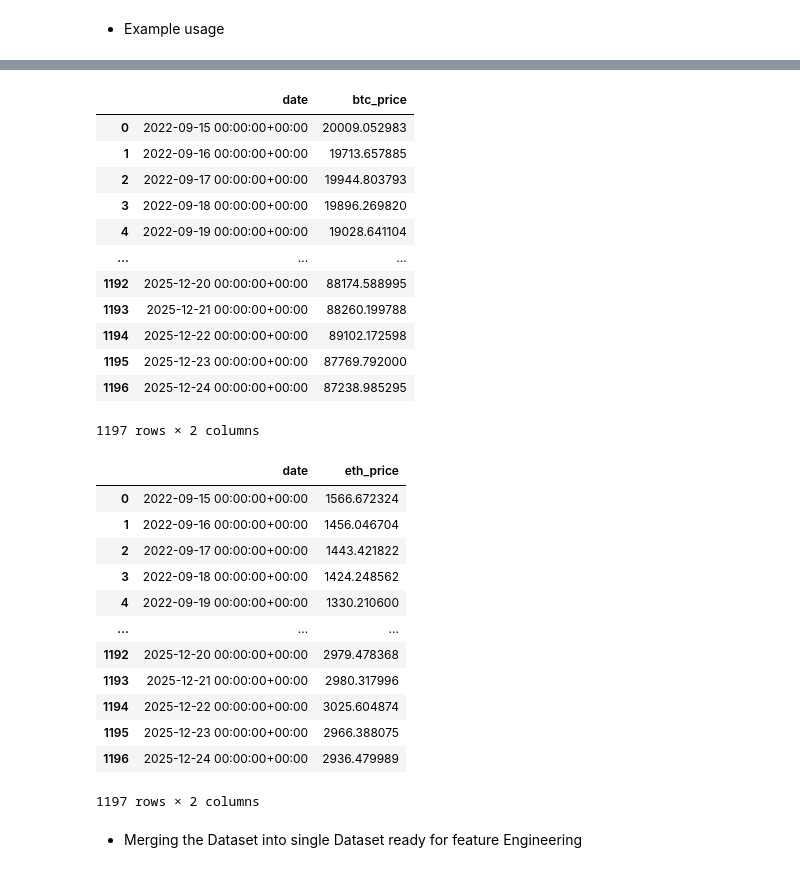
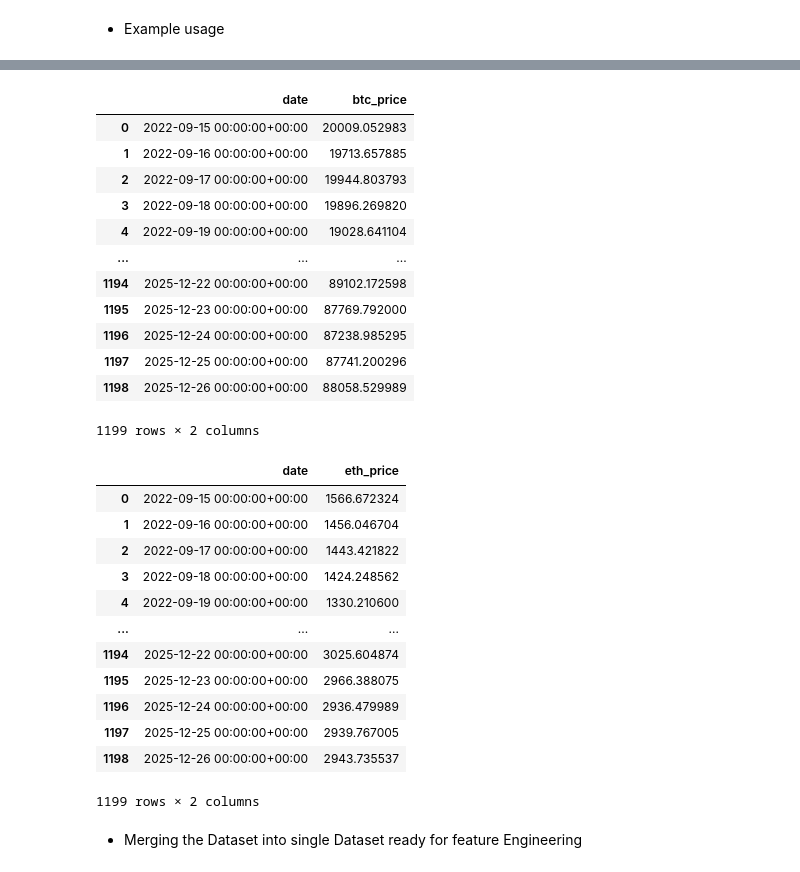
Before and after one commit to FirstBML/Whale-Movement-Based-Price-Direction-Generator-V2, a Jupyter notebook: WhalesIntent/Intent/NoteBook.ipynb, the cells around one changed output, grey strips where cells are left out. Drawn from its saved outputs; the diff is of its cells as text; code cells hidden in the pictures.

```diff
--- a/WhalesIntent/Intent/NoteBook.ipynb
+++ b/WhalesIntent/Intent/NoteBook.ipynb
@@ -347,21 +347,21 @@ pd.read_csv('/workspaces/Whale-Movement-Based-Price-Direction-Generator-V2/Whale
 # %%
-pd.read_csv('/workspaces/Whale-Movement-Based-Price-Direction-Generator-V2/WhalesIntent/Intent/data/price_cache/btc.csv')
+pd.read_csv('C:\\Users\\HP\\Documents\\Whale-Movement-Based-Price-Direction-Generator-V2\\WhalesIntent\\Intent\\data\\price_cache\\btc.csv')
 # %% [output]
 |  | date | btc_price |
 | 0 | 2022-09-15 00:00:00+00:00 | 20009.052983 |
 | 1 | 2022-09-16 00:00:00+00:00 | 19713.657885 |
 | 2 | 2022-09-17 00:00:00+00:00 | 19944.803793 |
 | 3 | 2022-09-18 00:00:00+00:00 | 19896.269820 |
 | 4 | 2022-09-19 00:00:00+00:00 | 19028.641104 |
 | ... | ... | ... |
-| 1192 | 2025-12-20 00:00:00+00:00 | 88174.588995 |
-| 1193 | 2025-12-21 00:00:00+00:00 | 88260.199788 |
 | 1194 | 2025-12-22 00:00:00+00:00 | 89102.172598 |
 | 1195 | 2025-12-23 00:00:00+00:00 | 87769.792000 |
 | 1196 | 2025-12-24 00:00:00+00:00 | 87238.985295 |
+| 1197 | 2025-12-25 00:00:00+00:00 | 87741.200296 |
+| 1198 | 2025-12-26 00:00:00+00:00 | 88058.529989 |
-1197 rows × 2 columns
+1199 rows × 2 columns
 # %%
-pd.read_csv('/workspaces/Whale-Movement-Based-Price-Direction-Generator-V2/WhalesIntent/Intent/data/price_cache/eth.csv')
+pd.read_csv('C:\\Users\\HP\\Documents\\Whale-Movement-Based-Price-Direction-Generator-V2\\WhalesIntent\\Intent\\data\\price_cache\\eth.csv')
 # %% [output]
 |  | date | eth_price |
 | 0 | 2022-09-15 00:00:00+00:00 | 1566.672324 |
@@ -370,12 +370,12 @@ pd.read_csv('/workspaces/Whale-Movement-Based-Price-Direction-Generator-V2/Whale
 | 3 | 2022-09-18 00:00:00+00:00 | 1424.248562 |
 | 4 | 2022-09-19 00:00:00+00:00 | 1330.210600 |
 | ... | ... | ... |
-| 1192 | 2025-12-20 00:00:00+00:00 | 2979.478368 |
-| 1193 | 2025-12-21 00:00:00+00:00 | 2980.317996 |
 | 1194 | 2025-12-22 00:00:00+00:00 | 3025.604874 |
 | 1195 | 2025-12-23 00:00:00+00:00 | 2966.388075 |
 | 1196 | 2025-12-24 00:00:00+00:00 | 2936.479989 |
+| 1197 | 2025-12-25 00:00:00+00:00 | 2939.767005 |
+| 1198 | 2025-12-26 00:00:00+00:00 | 2943.735537 |
-1197 rows × 2 columns
+1199 rows × 2 columns
 # %% [markdown]
 - Merging the Dataset into single Dataset ready for feature Engineering
 # %%
```
Also changed, not shown: parts of 15 cells of this notebook, 7 other files.
